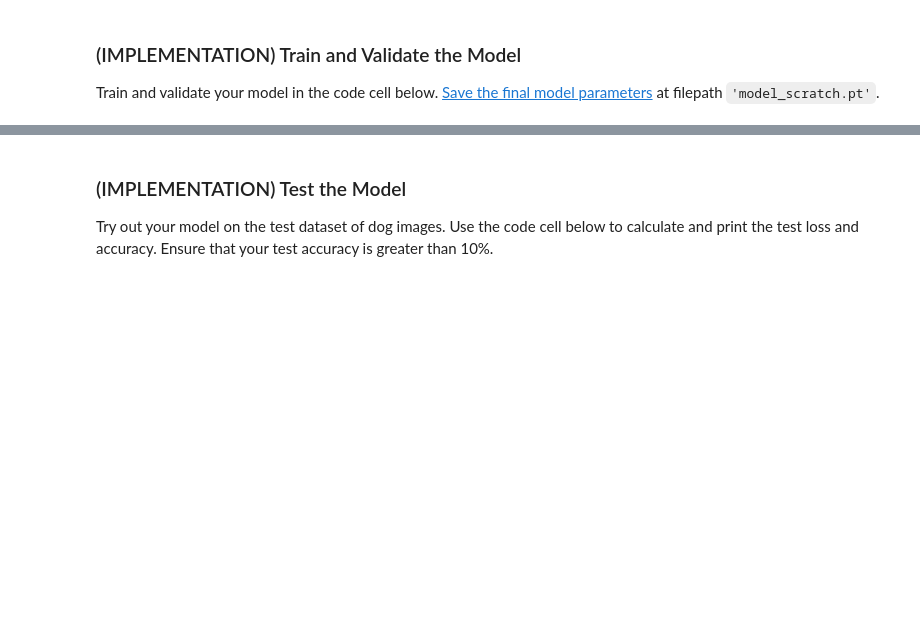
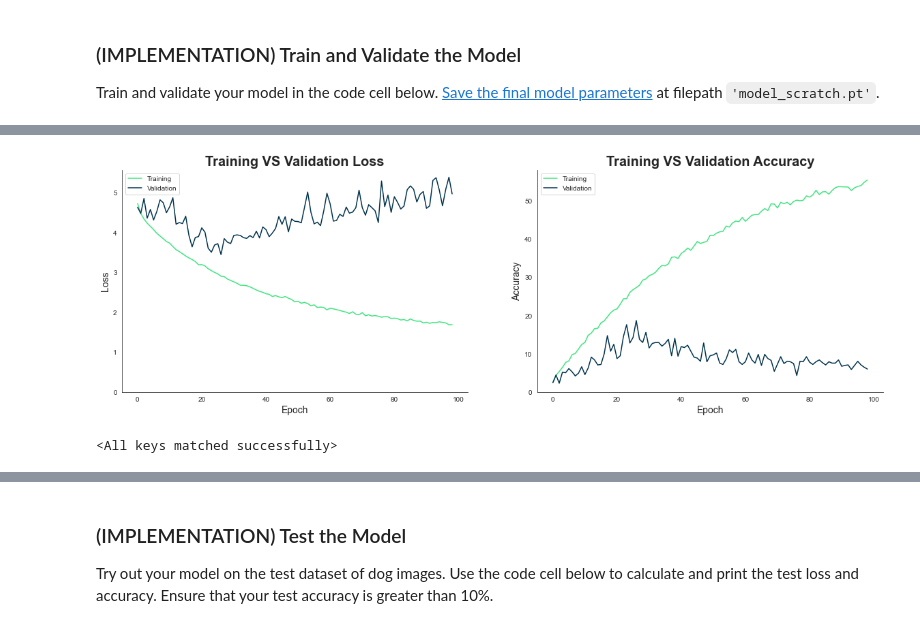
Before and after one commit to ahmed-gharib89/dog-classification, a Jupyter notebook: dog_app.ipynb, the cells around one changed output, grey strips where cells are left out. Cells and saved outputs as stored; diff of their text form; code cells hidden in the pictures; blank space fills up the shorter version.

```diff
--- a/dog_app.ipynb
+++ b/dog_app.ipynb
@@ -584,0 +612,5 @@ Epoch: 100      Training Loss: 1.710726         Validation Loss: 3.985179
+# %%
+# train the model
+with active_session():
+    model_scratch, model_summary = train(100, loaders_scratch, model_scratch, optimizer_scratch,
+                          criterion_scratch, use_cuda, 'model_scratch.pt', 'models/model_scratch.csv')
@@ -584,0 +635,42 @@ Epoch: 100      Training Loss: 1.710726         Validation Loss: 3.985179
+# %%
+# Helper function to plot the model summary
+import matplotlib.pyplot as plt
+%matplotlib inline
+import seaborn as sns
+sns.set_style('white')
+
+def plot_model_summary(model_summary):
+    fig, ax = plt.subplots(figsize=(20, 6), ncols=2)
+    ax[0].plot(model_summary.train_losses, color='#40e580')
+    ax[0].plot(model_summary.valid_losses, color='#00334e')
+    ax[0].spines['top'].set_visible(False)
+    ax[0].spines['right'].set_visible(False)
+    #ax[0].spines['left'].set_visible(False)
+    ax[0].set_title('Training VS Validation Loss', fontdict={'fontsize': 20, 'fontweight':'bold'})
+    ax[0].set_xlabel('Epoch', fontdict={'fontsize': 14})
+    ax[0].set_ylabel('Loss', fontdict={'fontsize': 14})
+    ax[0].set_ylim(0)
+    ax[0].legend(['Training', 'Validation']);
+
+    ax[1].plot(model_summary.train_acc, color='#40e580')
+    ax[1].plot(model_summary.valid_acc, color='#00334e')
+    ax[1].spines['top'].set_visible(False)
+    ax[1].spines['right'].set_visible(False)
+    #ax[1].spines['left'].set_visible(False)
+    ax[1].set_title('Training VS Validation Accuracy', fontdict={'fontsize': 20, 'fontweight':'bold'})
+    ax[1].set_xlabel('Epoch', fontdict={'fontsize': 14})
+    ax[1].set_ylabel('Accuracy', fontdict={'fontsize': 14})
+    ax[1].set_ylim(0)
+    ax[1].legend(['Training', 'Validation']);
+# %%
+model_summary = pd.read_csv('models/model_scratch.csv')
+# %%
+# Plot model scratch summary
+plot_model_summary(model_summary)
+# %% [output]
+[figure, added]
+# %%
+# load the model that got the best validation loss
+model_scratch.load_state_dict(torch.load('models/model_scratch.pt'))
+# %% [output]
+<All keys matched successfully>
```
Also changed, not shown: parts of 34 cells of this notebook, 1 other file.
